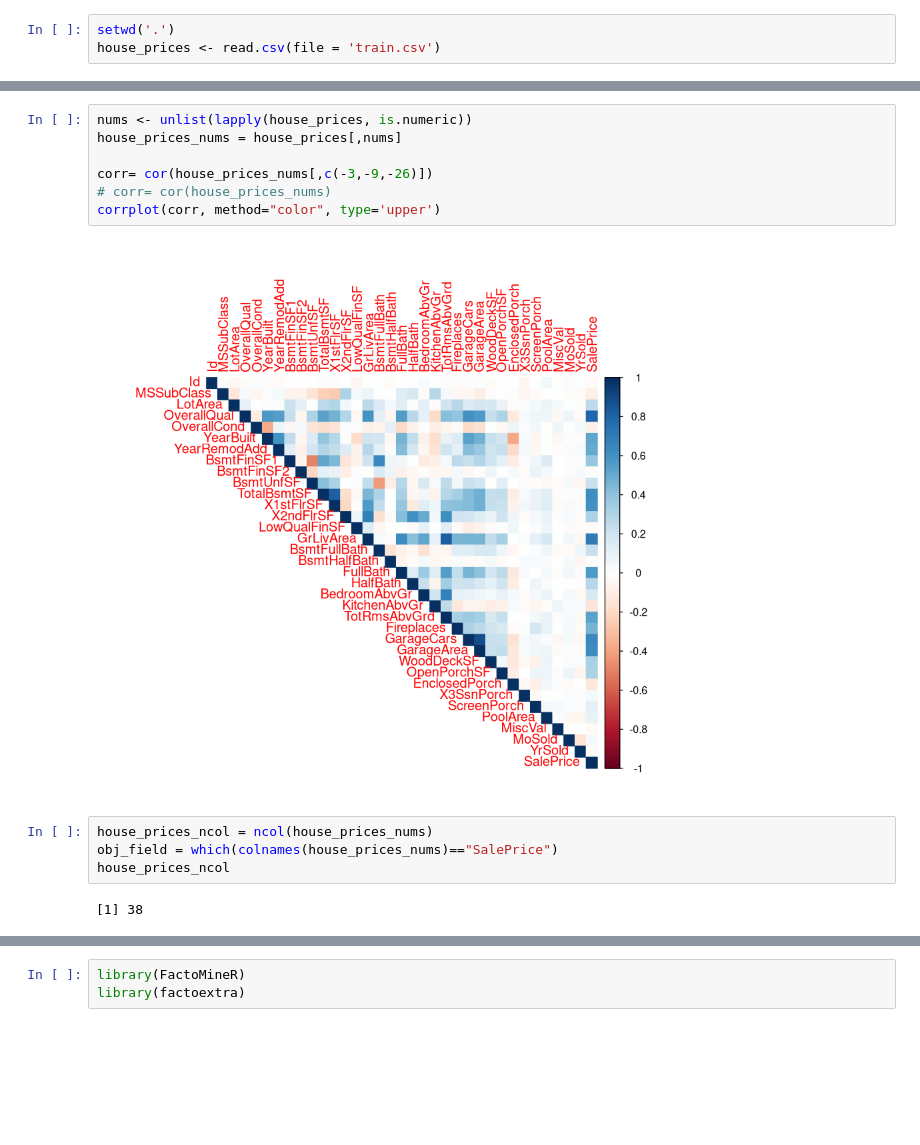
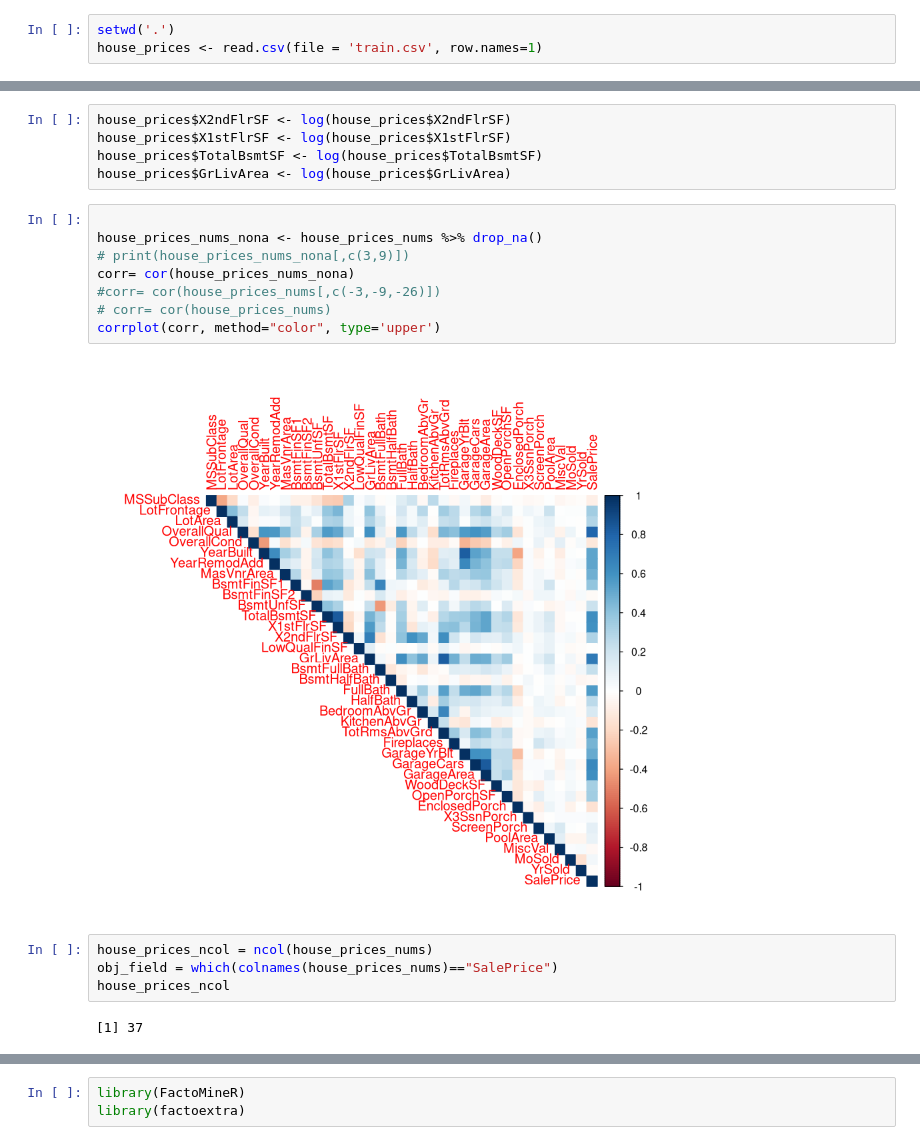
Before and after one commit to Simplon-IA-Bdx-1/house-prices-nicolasa-guillaume, a Jupyter notebook: House Prices Data exploration.ipynb, the cells around one changed output, grey strips where cells are left out. Drawn from its saved outputs; the diff is of its cells as text; blank space fills up the shorter version.

```diff
--- a/House Prices Data exploration.ipynb
+++ b/House Prices Data exploration.ipynb
@@ -1,3 +1,3 @@
 # %%
 setwd('.')
-house_prices <- read.csv(file = 'train.csv')
+house_prices <- read.csv(file = 'train.csv', row.names=1)
@@ -27,15 +95,21 @@ colnames(house_prices)
+# %%
+house_prices$X2ndFlrSF <- log(house_prices$X2ndFlrSF)
+house_prices$X1stFlrSF <- log(house_prices$X1stFlrSF)
+house_prices$TotalBsmtSF <- log(house_prices$TotalBsmtSF)
+house_prices$GrLivArea <- log(house_prices$GrLivArea)
 # %%
-nums <- unlist(lapply(house_prices, is.numeric))
-house_prices_nums = house_prices[,nums]
 
-corr= cor(house_prices_nums[,c(-3,-9,-26)])
+house_prices_nums_nona <- house_prices_nums %>% drop_na()
+# print(house_prices_nums_nona[,c(3,9)])
+corr= cor(house_prices_nums_nona)
+#corr= cor(house_prices_nums[,c(-3,-9,-26)])
 # corr= cor(house_prices_nums)
 corrplot(corr, method="color", type='upper')
 # %% [output]
-[figure, old version]
+[figure, new version]
 # %%
 house_prices_ncol = ncol(house_prices_nums)
 obj_field = which(colnames(house_prices_nums)=="SalePrice")
 house_prices_ncol
 # %% [output]
-[1] 38
+[1] 37
```
Also changed, not shown: parts of 36 cells of this notebook, 2 other files.
